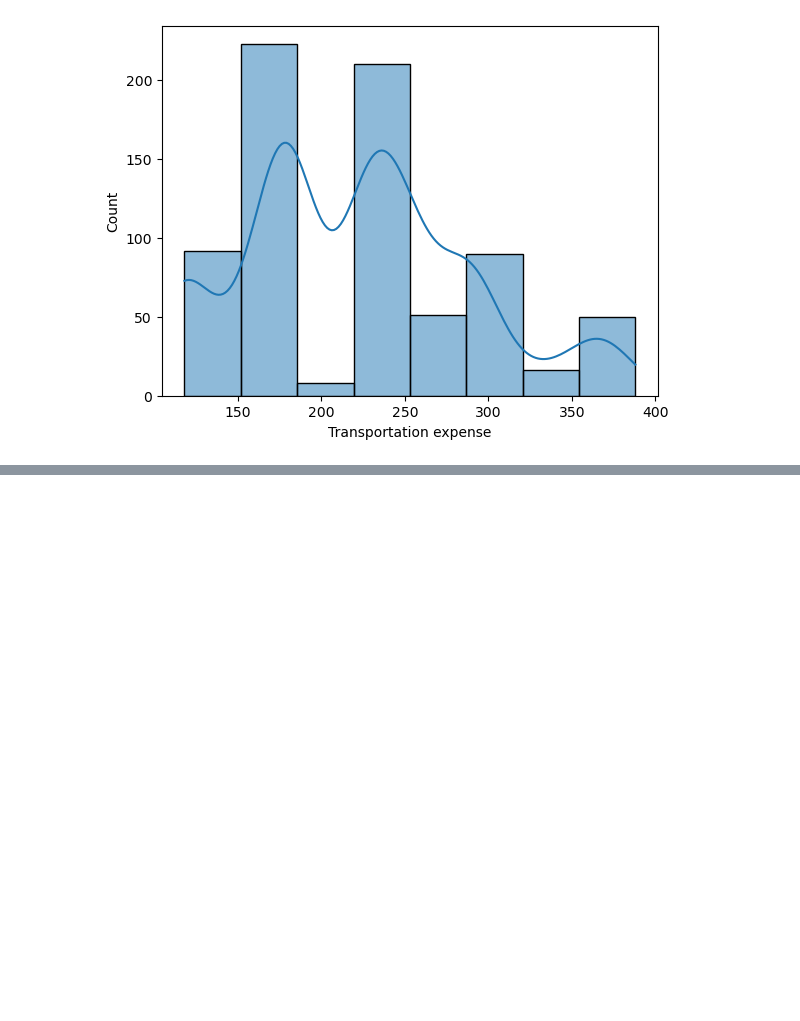
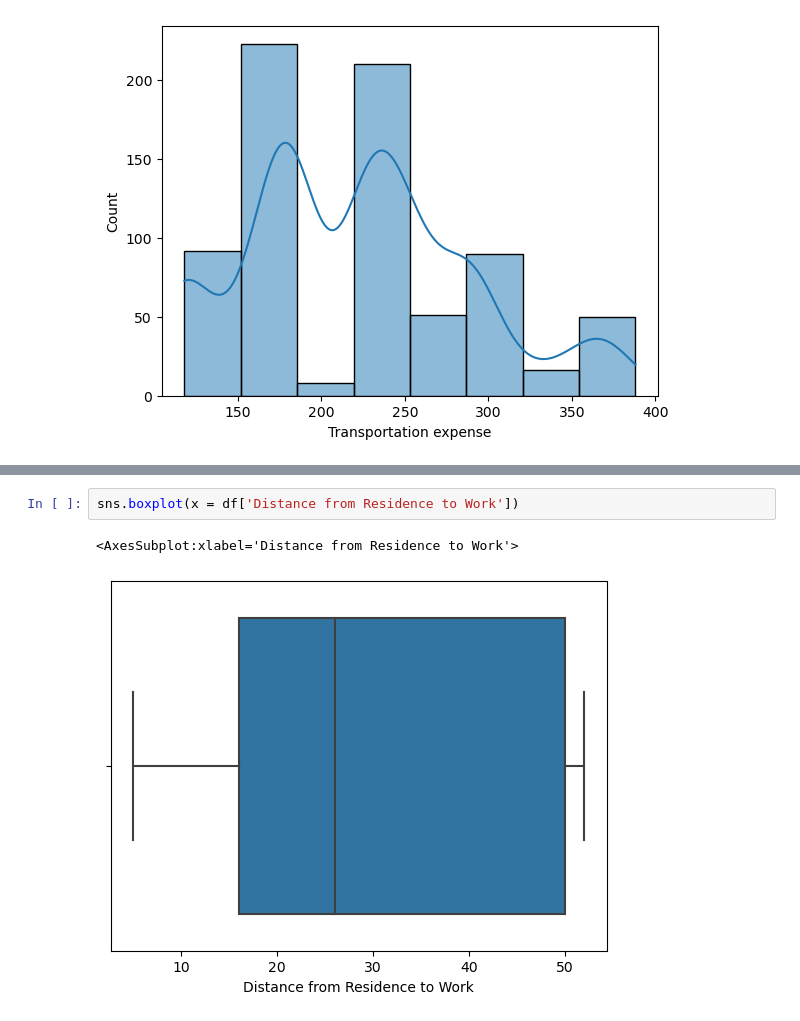
Before and after one commit to opablodantas/UCI-Absenteeism-at-Work-Analysis, a Jupyter notebook: Absenteeism_at_Work_Analysis.ipynb, the cells around one changed output, grey strips where cells are left out. Cells and saved outputs as stored; diff of their text form; blank space fills up the shorter version.

Commit message:
Eda pt1 v. 1.2 - new graphs add

```diff
--- a/Absenteeism_at_Work_Analysis.ipynb
+++ b/Absenteeism_at_Work_Analysis.ipynb
@@ -464,0 +481,5 @@ Name: Transportation expense, dtype: int64
+# %%
+sns.boxplot(x = df['Distance from Residence to Work'])
+# %% [output]
+<AxesSubplot:xlabel='Distance from Residence to Work'>
+[figure, added]
```
Also changed, not shown: parts of 22 cells of this notebook.
